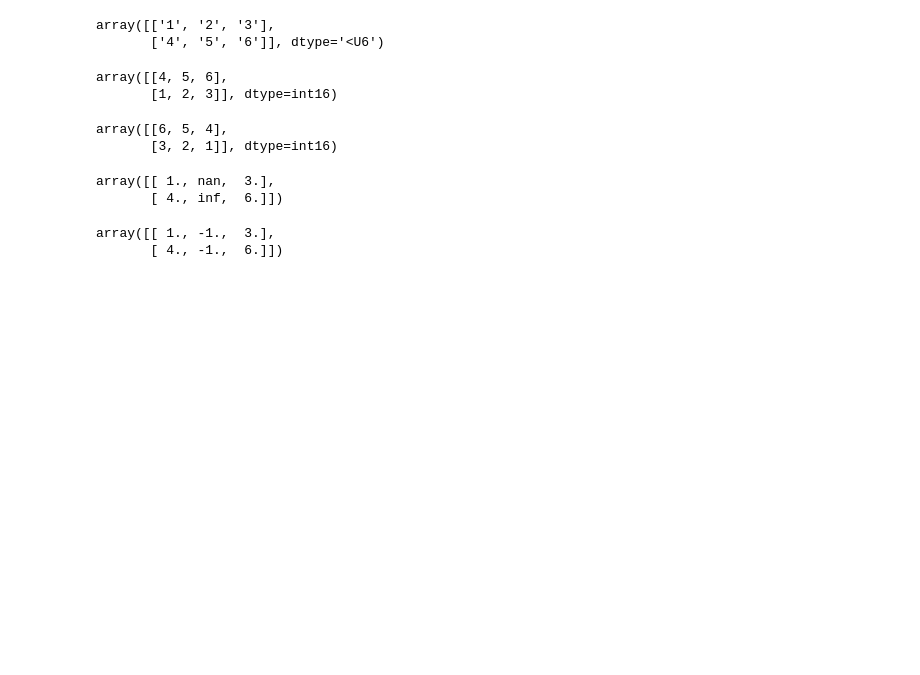
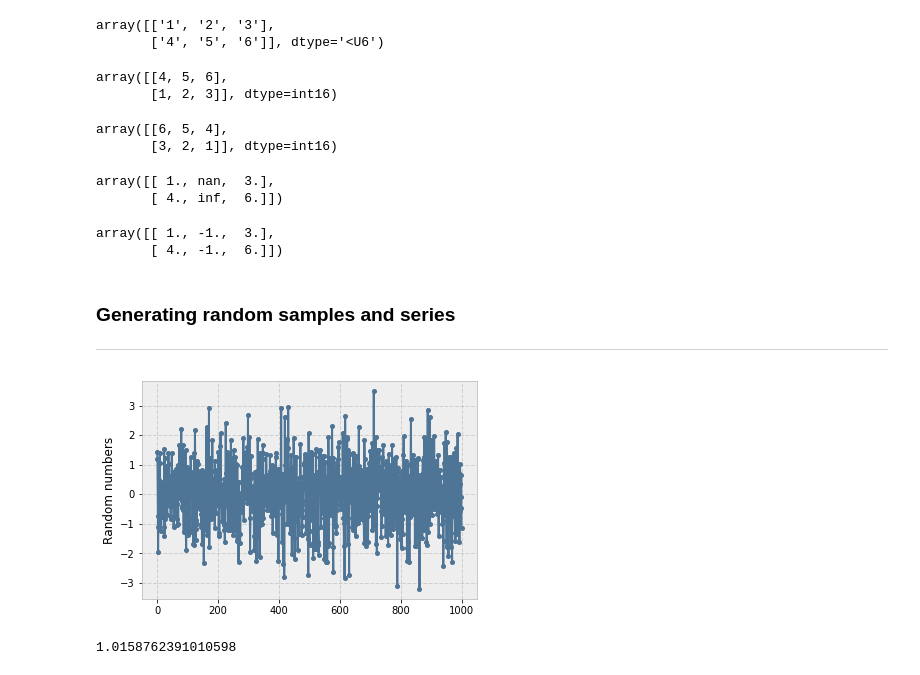
Before and after one commit to milindnirgun/pycharts, a Jupyter notebook: Numply_cheatsheet.ipynb, the cells around one changed output. Cells and saved outputs as stored; diff of their text form; code cells hidden in the pictures; blank space fills up the shorter version.

```diff
--- a/Numply_cheatsheet.ipynb
+++ b/Numply_cheatsheet.ipynb
@@ -73,3 +76,22 @@ y
 # %% [output]
 array([[ 1., -1.,  3.],
        [ 4., -1.,  6.]])
+# %% [markdown]
+### Generating random samples and series
+***
+# %%
+# Return a sample or samples from the standard normal distribution
+# numpy.random.randn(d0,d1,..,dn)
+# If +ve arguments are provided, randn() generates an array of shape (d0,d1,..,dn), filled with random floats sampled
+# from a univariate "normal" distribution of mean 0 and variance 1
+y = np.random.randn(1000)
+plt.plot(y)
+plt.ylabel('Random numbers')
+plt.show()
+# %% [output]
+[figure, added]
+# %%
+# Calculate standard deviation of the array
+print(np.std(y))
+# %% [output]
+1.0158762391010598
```
Also changed, not shown: parts of 11 cells of this notebook, 2 other files.
